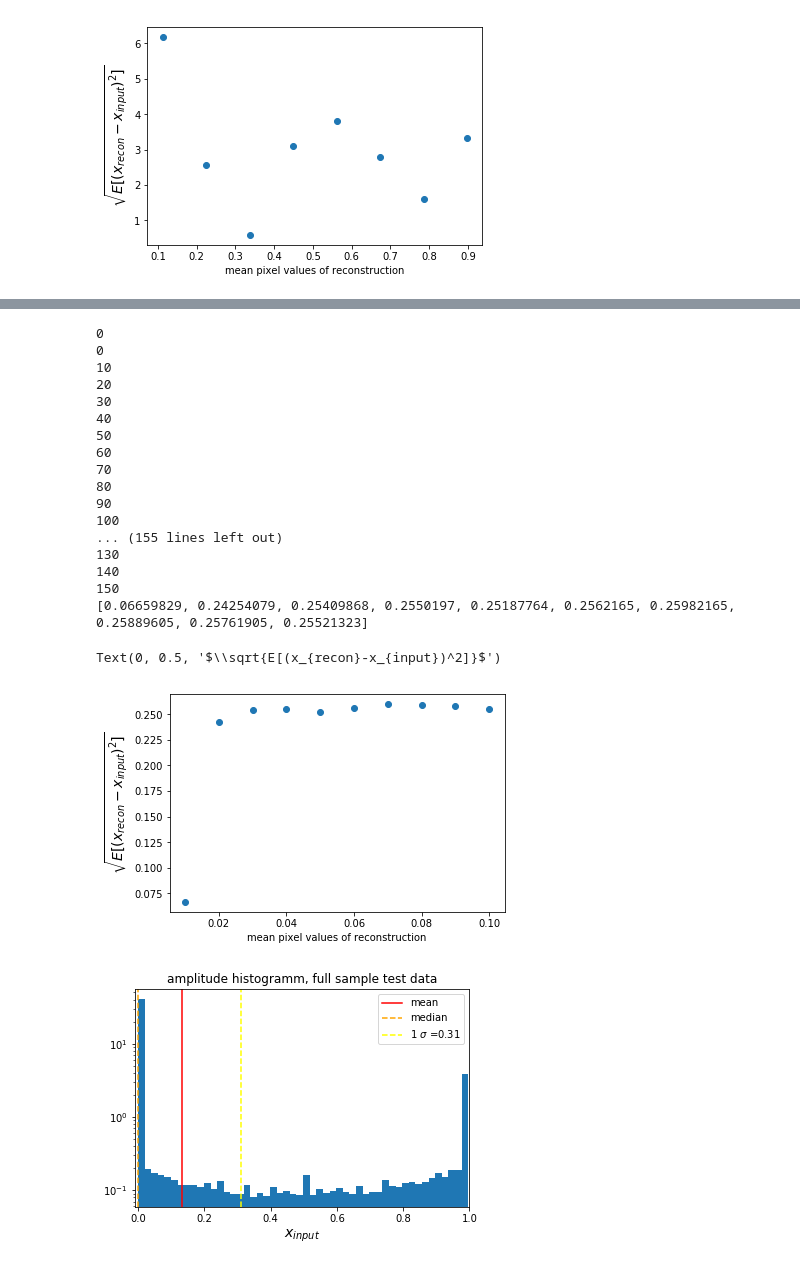
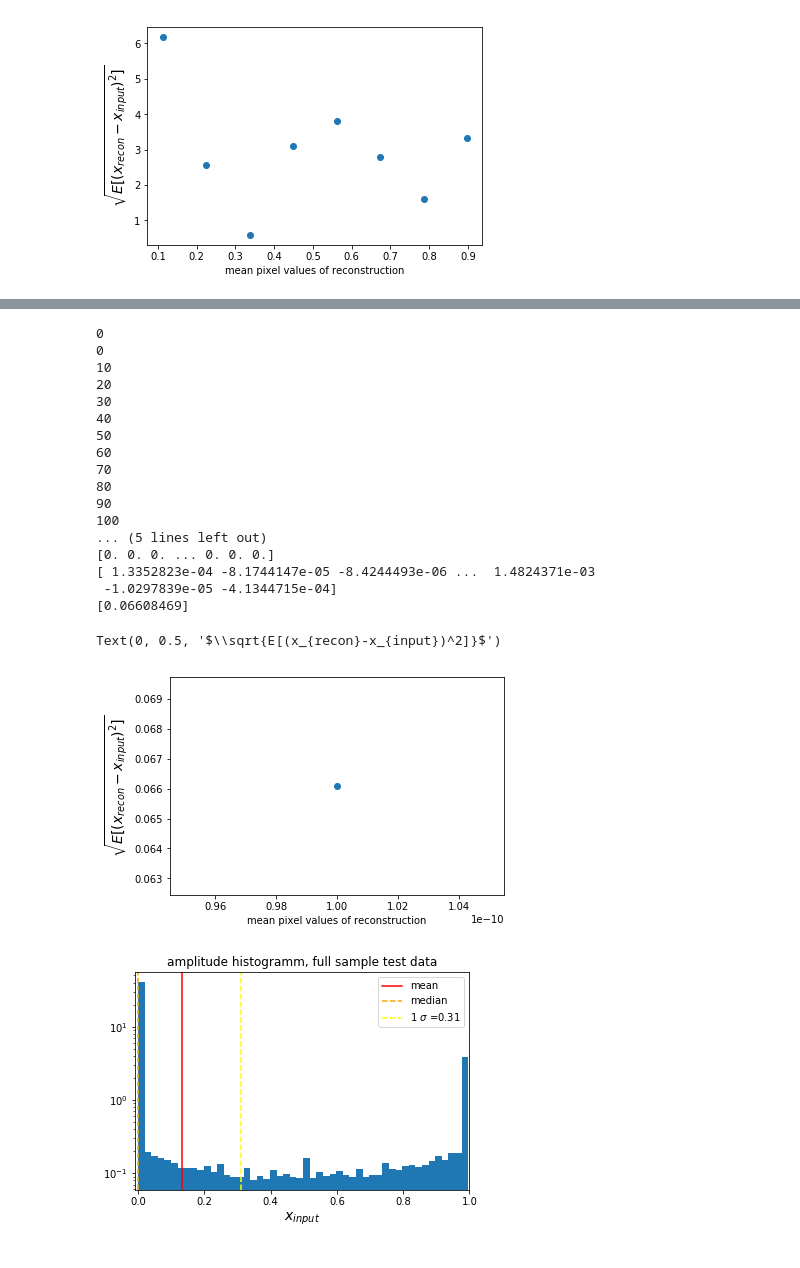
Before and after one commit to VMBoehm/DeNoPa, a Jupyter notebook: MNISTInpainting_annealing.ipynb, the cells around one changed output, grey strips where cells are left out. Saved outputs shown, nothing was run; the diff lists cells and outputs as text; code cells hidden in the pictures.

```diff
--- a/MNISTInpainting_annealing.ipynb
+++ b/MNISTInpainting_annealing.ipynb
@@ -859,5 +677,5 @@ for jj in range(len(bins_recon)-1):
 # %%
-bins_recon  = np.linspace(0.,.1,11)
+bins_recon  = np.linspace(0.,1e-10,2)
 L2s=[]
 
 for jj in range(len(bins_recon)-1):
@@ -880,40 +698,41 @@ for jj in range(len(bins_recon)-1):
     ordered_inp.append(x_input[np.where(indices==jj+1)].flatten())
 
     full_inp.append(x_input.flatten())
     full_rec.append(rec.flatten())
 
   rec_bin =np.asarray([item for sublist in ordered_rec for item in sublist])
   inp_bin =np.asarray([item for sublist in ordered_inp for item in sublist])
-
+  print(inp_bin)
+  print(rec_bin)
   L2=np.mean((rec_bin-inp_bin)**2)
   L2s.append(np.sqrt(L2))
 
 print(L2s)
 plt.figure()
 plt.plot(np.diff(bins_recon)+bins_recon[0:-1],L2s,ls='',marker='o')
 plt.xlabel('mean pixel values of reconstruction')
 plt.ylabel('$\sqrt{E[(x_{recon}-x_{input})^2]}$', fontsize=14)
 #plt.savefig(plot_path+'rms_difference_against_input_fine_bins.png',bbox_inches='tight')
 # %% [output]
 0
 0
 10
 20
 30
 40
 50
 60
 70
 80
 90
 100
-... (155 lines left out)
-130
-140
-150
-[0.06659829, 0.24254079, 0.25409868, 0.2550197, 0.25187764, 0.2562165, 0.25982165, 0.25889605, 0.25761905, 0.25521323]
+... (5 lines left out)
+[0. 0. 0. ... 0. 0. 0.]
+[ 1.3352823e-04 -8.1744147e-05 -8.4244493e-06 ...  1.4824371e-03
+ -1.0297839e-05 -4.1344715e-04]
+[0.06608469]
 Text(0, 0.5, '$\\sqrt{E[(x_{recon}-x_{input})^2]}$')
-[figure, old version]
+[figure, new version]
 # %%
   diff=np.asarray(full_inp).flatten()
   plt.figure()
```
Also changed, not shown: parts of 49 cells of this notebook.
